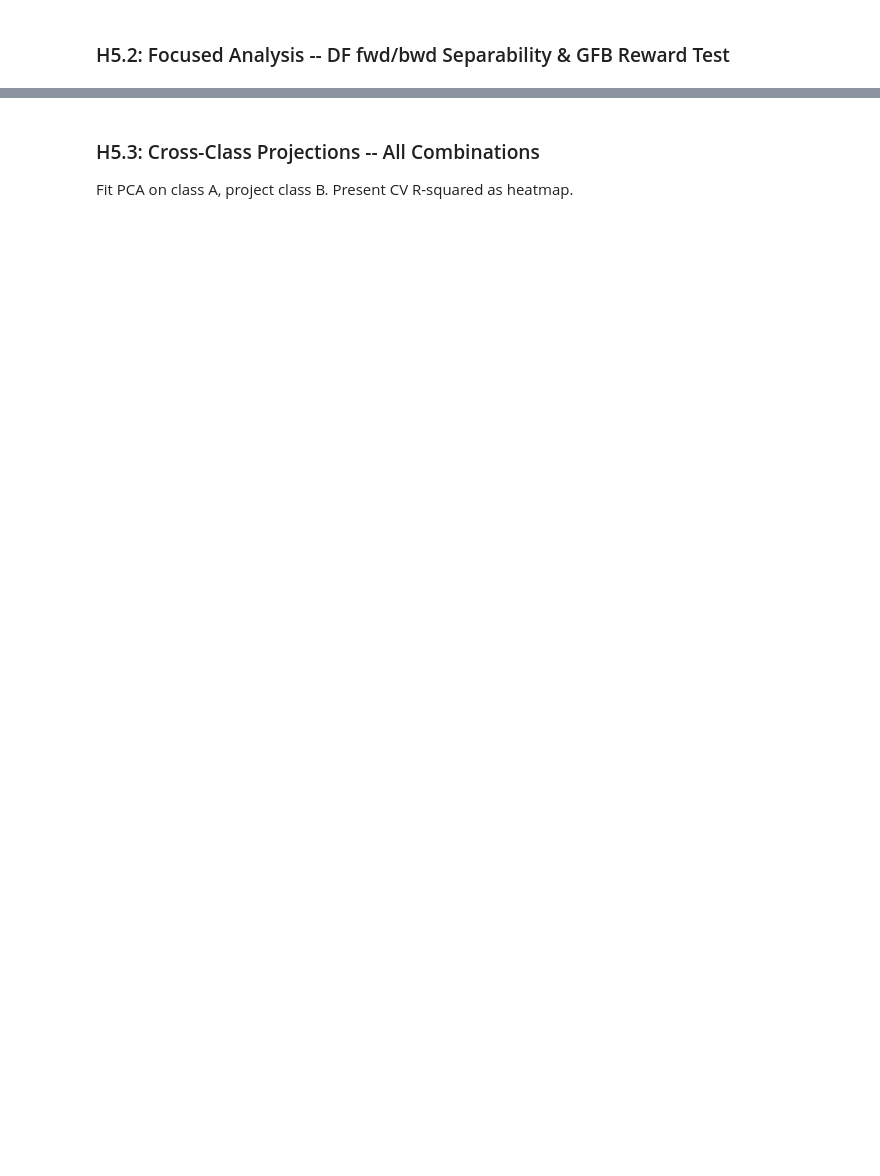
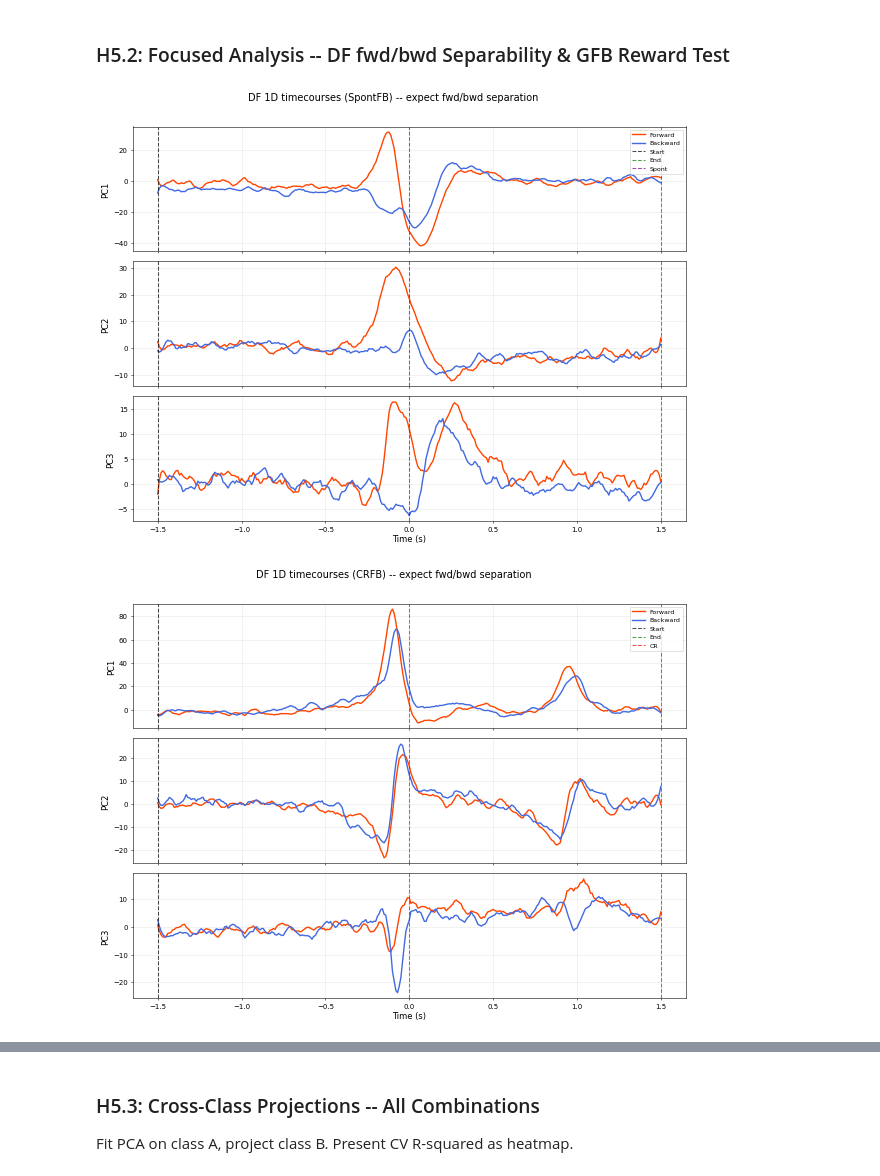
Before and after one commit to Gasparrrrrrrd/GNT---Dimensionality-Reduction-on-Dopamine-Dynamics-during-Stimulus-Reward-Learning, a Jupyter notebook: PCA_Framework.ipynb, the cells around one changed output, grey strips where cells are left out. Saved outputs shown, nothing was run; the diff lists cells and outputs as text; code cells hidden in the pictures; blank space fills up the shorter version.

```diff
--- a/PCA_Framework.ipynb
+++ b/PCA_Framework.ipynb
@@ -1714,28 +1886,35 @@ print(f"\nPlots saved to outputs/{{dataset}}/classes/")
 # %%
 # DF (forward-selective DA): expect strong fwd/bwd separability
 for ds_name in ["SpontFB", "CRFB", "ToneFB"]:
     key = f"{ds_name}_DF"
     if key not in single_class_results:
         continue
     r = single_class_results[key]
     em = list(r["event_markers"])
     if ds_name == "ToneFB":
-        em = em + [{"time": 1.0, "label": "Reward", "color": "gold", "ls": "--"}]
+        # Add 'idx' key for the reward event, 100 time points after EVENT_IDX (600)
+        # which corresponds to index 150 + 100 = 250 in a 301-point window.
+        em = em + [{"time": 1.0, "label": "Reward", "color": "gold", "ls": "--", "idx": 250}]
     fig = plot_1d_pc_timecourses(
         r["window_data"], r["smooth_data"], em,
         title=f"DF 1D timecourses ({ds_name}) -- expect fwd/bwd separation")
     plt.show()
 
 # GFB (GABA bidirectional) at reward: expect NO deflection
 for ds_name in ["ToneFB", "SpontFB"]:
     key = f"{ds_name}_GFB"
     if key not in single_class_results:
         continue
     r = single_class_results[key]
     em = list(r["event_markers"])
     if ds_name == "ToneFB":
-        em = em + [{"time": 1.0, "label": "Reward", "color": "gold", "ls": "--"}]
+        # Add 'idx' key for the reward event, 100 time points after EVENT_IDX (600)
+        # which corresponds to index 150 + 100 = 250 in a 301-point window.
+        em = em + [{"time": 1.0, "label": "Reward", "color": "gold", "ls": "--", "idx": 250}]
     fig = plot_1d_pc_timecourses(
         r["window_data"], r["smooth_data"], em,
         title=f"GFB 1D timecourses ({ds_name}) -- expect NO reward deflection")
     plt.show()
+# %% [output]
+[figure, added]
+[figure, added]
```
Also changed, not shown: parts of 35 cells of this notebook.
